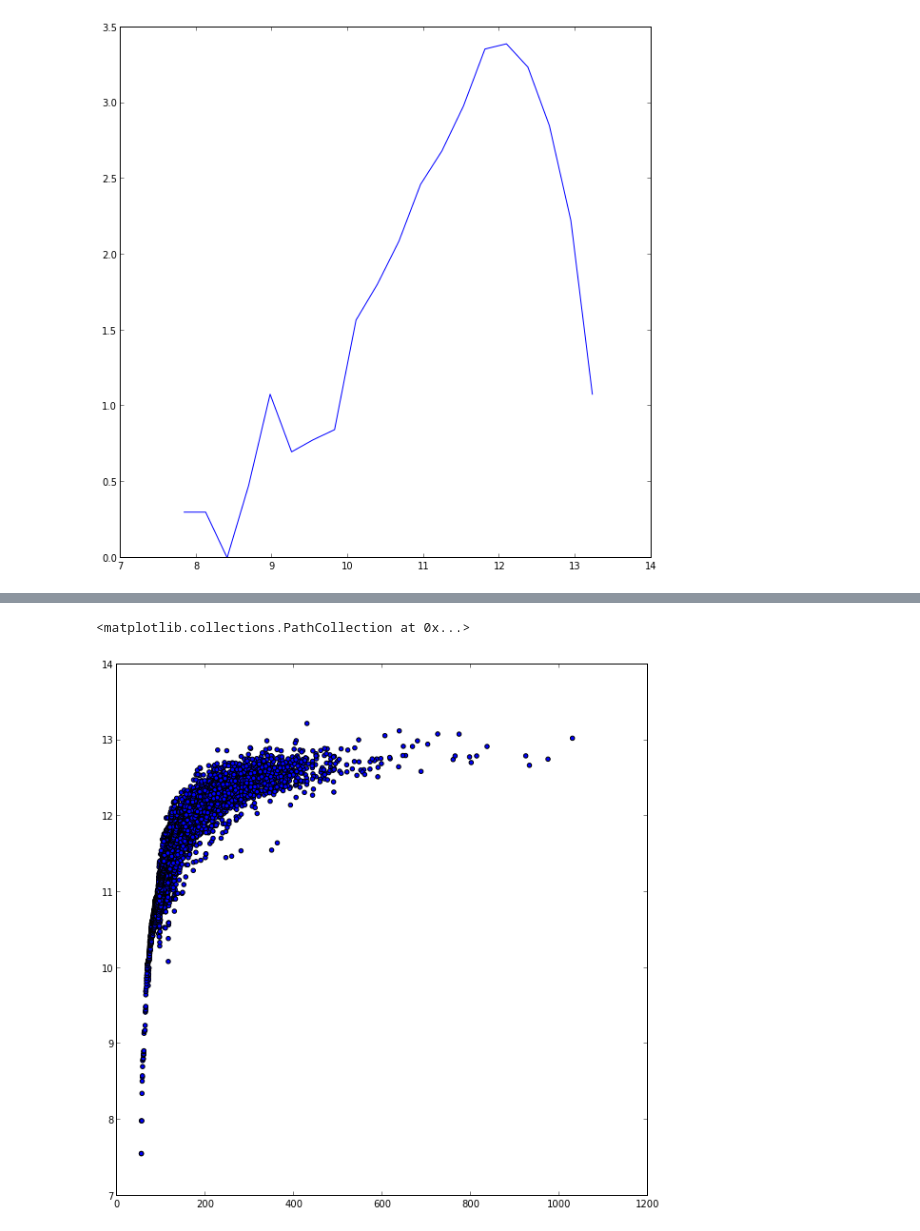
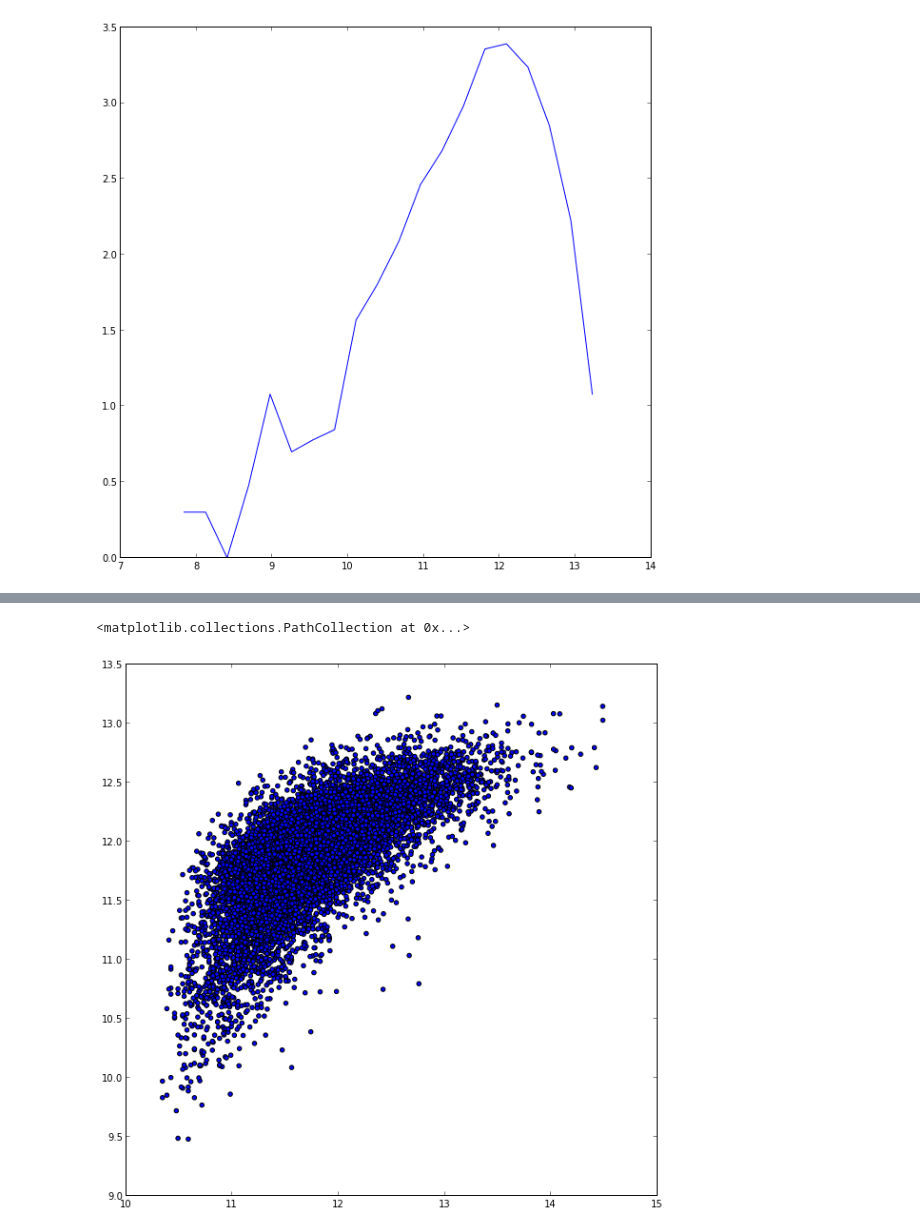
Before and after one commit to forero/NG_CLUES, a Jupyter notebook: code/abundance_matching.ipynb, the cells around one changed output, grey strips where cells are left out. Drawn from its saved outputs; the diff is of its cells as text; code cells hidden in the pictures.

```diff
--- a/code/abundance_matching.ipynb
+++ b/code/abundance_matching.ipynb
@@ -63,7 +62,7 @@ p_y = (p_y/scale - center)
 p_z = (p_z/scale - center)
 # %%
 p_radius = sqrt(p_x**2 + p_y**2 + p_z**2)
-radius = 50.0
+radius = 55.0
 in_radius = where(p_radius < radius)
 in_radius = in_radius[0]
 data_sim = data_sim[in_radius,:]
@@ -135,5 +134,9 @@ obj_prop = empty((0))
 obj_prop = append(obj_prop, obs_lum)
 obj_prop = append(obj_prop, sim_vmax)
 
-print size(obj_x), size(obj_y), size(obj_z), size(obj_ID), size(obj_prop)
+obj_mass = empty((0))
+obj_mass = append(obj_mass, obs_lum)
+obj_mass = append(obj_mass, sim_mass)
+
+print size(obj_x), size(obj_y), size(obj_z), size(obj_ID), size(obj_prop), size(obj_mass)
 # %% [output]
@@ -145,8 +148,8 @@ features[:,0] = obj_x[:]
 features[:,1] = obj_y[:]
 features[:,2] = obj_z[:]
 # %%
-n_clusters = 200
-centroids,_ = kmeans(features,n_clusters, iter=30)
+n_clusters = 1000
+centroids,_ = kmeans(features,n_clusters, iter=1)
 idx,_ = vq(features,centroids)
 # %%
 scatter(obj_x, obj_y, s=0.1)
@@ -178,6 +181,7 @@ n_gals = empty((0))
 n_halos = empty((0))
 gal_lum_all = empty((0))
 halo_vmax_all = empty((0))
+halo_mass_all = empty((0))
 group_id = arange(n_clusters)
 for i in range(n_clusters):
     #select the halos and galaxies in this gropu
@@ -189,20 +193,24 @@ for i in range(n_clusters):
     n_halos_group = size(id_group_halos)
     n_gals = append(n_gals, n_gals_group)
     n_halos = append(n_halos, n_halos_group)
-    if n_gals_group>0:
+    if ((n_gals_group>0) & (n_gals_group < n_halos_group)):
 
    # if n_halos>n_gals:
         #get their luminosities and masses
         gal_lum_group = obj_prop[id_group_gals]
         halo_vmax_group = obj_prop[id_group_halos]
+        halo_mass_group = obj_mass[id_group_halos]
 
         #get them sorted
         halo_vmax_sorted = sort(halo_vmax_group)
+        halo_vmax_sorted_id = argsort(halo_vmax_group)
+        halo_mass_sorted = halo_mass_group[halo_vmax_sorted_id[-n_gals_group:]]
         halo_vmax_selected = halo_vmax_sorted[-n_gals_group:]
         gal_lum_sorted = sort(gal_lum_group)
 
         #append them to a single array
         gal_lum_all = append(gal_lum_all, gal_lum_sorted)
         halo_vmax_all = append(halo_vmax_all, halo_vmax_selected)
-print size(gal_lum_all), size(halo_vmax_all)
+        halo_mass_all = append(halo_mass_all, halo_mass_sorted)
+print size(gal_lum_all), size(halo_vmax_all), size(halo_mass_all)
 # %% [output]
@@ -216,5 +224,5 @@ plot(arange(600), arange(600))
 # %%
-scatter(halo_vmax_all, gal_lum_all)
+scatter(log10(halo_mass_all), gal_lum_all)
 # %% [output]
 <matplotlib.collections.PathCollection at 0x...>
-[figure, old version]
+[figure, new version]
```
Also changed, not shown: parts of 22 cells of this notebook.
